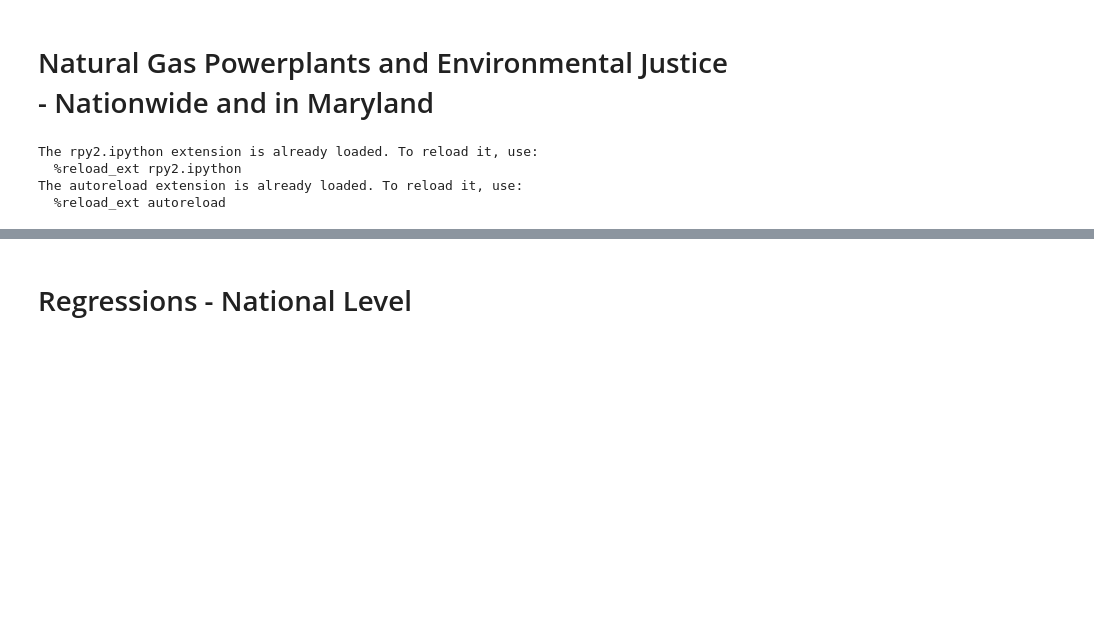
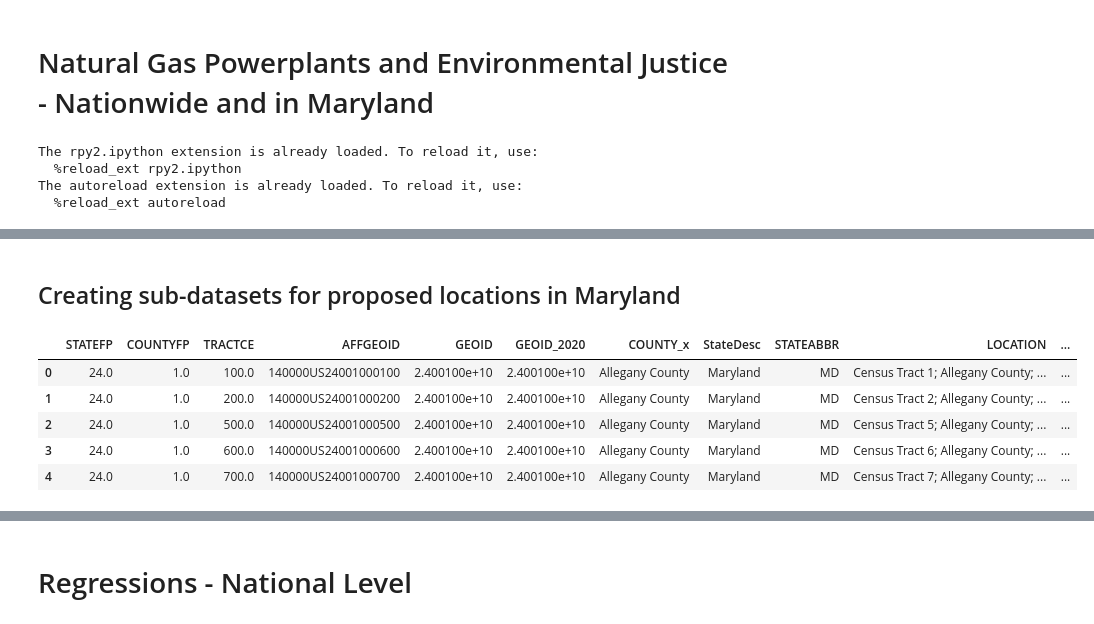
Before and after one commit to annikamcginnis/powerplants-regressions, a Jupyter notebook: Natural Gas- Bands.ipynb, the cells around one changed output, grey strips where cells are left out. Cells and saved outputs as stored; diff of their text form; code cells hidden in the pictures; blank space fills up the shorter version.

```diff
--- a/Natural Gas- Bands.ipynb
+++ b/Natural Gas- Bands.ipynb
@@ -89,0 +83,12 @@ md.to_csv('md_tracts_with_proposed_locations.csv',index=False)
+# %% [markdown]
+## Creating sub-datasets for proposed locations in Maryland
+# %%
+df = pd.read_csv('md_proposed_plants_one_row_per_geoid.csv')
+df.head()
+# %% [output]
+|  | STATEFP | COUNTYFP | TRACTCE | AFFGEOID | GEOID | GEOID_2020 | COUNTY_x | StateDesc | STATEABBR | LOCATION | ... |
+| 0 | 24.0 | 1.0 | 100.0 | 140000US24001000100 | 2.400100e+10 | 2.400100e+10 | Allegany County | Maryland | MD | Census Tract 1; Allegany County; ... | ... |
+| 1 | 24.0 | 1.0 | 200.0 | 140000US24001000200 | 2.400100e+10 | 2.400100e+10 | Allegany County | Maryland | MD | Census Tract 2; Allegany County; ... | ... |
+| 2 | 24.0 | 1.0 | 500.0 | 140000US24001000500 | 2.400100e+10 | 2.400100e+10 | Allegany County | Maryland | MD | Census Tract 5; Allegany County; ... | ... |
+| 3 | 24.0 | 1.0 | 600.0 | 140000US24001000600 | 2.400100e+10 | 2.400100e+10 | Allegany County | Maryland | MD | Census Tract 6; Allegany County; ... | ... |
+| 4 | 24.0 | 1.0 | 700.0 | 140000US24001000700 | 2.400100e+10 | 2.400100e+10 | Allegany County | Maryland | MD | Census Tract 7; Allegany County; ... | ... |
```
Also changed, not shown: parts of 11 cells of this notebook, 13 other files.
